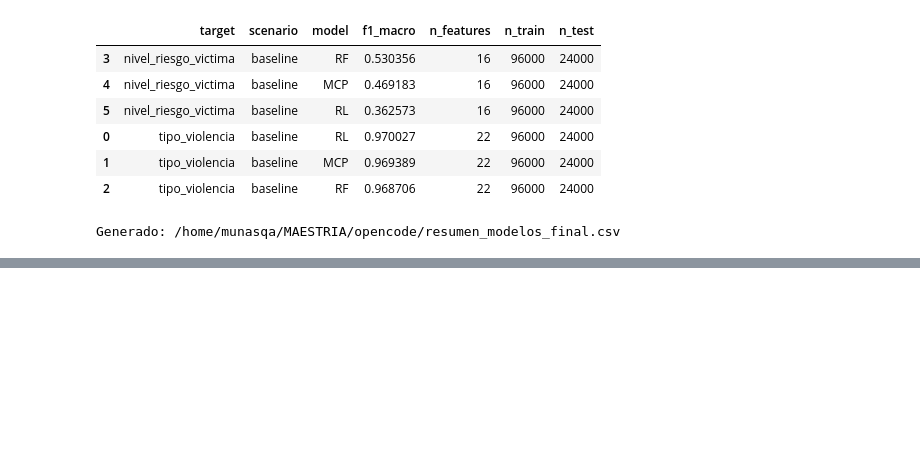
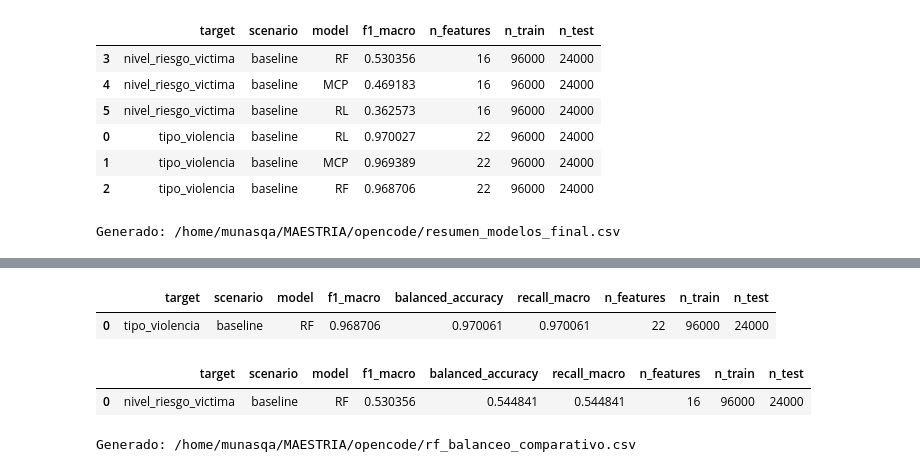
Before and after one commit to umalluq/violencia-eda, a Jupyter notebook: seleccion_caracteristicas_multimetodo_FULL.ipynb, the cells around one changed output, grey strips where cells are left out. Cells and saved outputs as stored; diff of their text form; code cells hidden in the pictures; blank space fills up the shorter version.

```diff
--- a/seleccion_caracteristicas_multimetodo_FULL.ipynb
+++ b/seleccion_caracteristicas_multimetodo_FULL.ipynb
@@ -1021,0 +1229,17 @@ Generado: /home/munasqa/MAESTRIA/opencode/resumen_modelos_final.csv
+# %%
+# Ejecutar por target con subset hibrido final
+rf_balance_tipo = eval_rf_balance_only("tipo_violencia", final_features["tipo_violencia"], random_state=42, sample_train=120000)
+rf_balance_riesgo = eval_rf_balance_only("nivel_riesgo_victima", final_features["nivel_riesgo_victima"], random_state=42, sample_train=120000)
+
+display(rf_balance_tipo)
+display(rf_balance_riesgo)
+
+rf_balance_resumen = pd.concat([rf_balance_tipo, rf_balance_riesgo], ignore_index=True)
+rf_balance_resumen.to_csv(f"{OUT}/rf_balanceo_comparativo.csv", index=False)
+print("Generado:", f"{OUT}/rf_balanceo_comparativo.csv")
+# %% [output]
+|  | target | scenario | model | f1_macro | balanced_accuracy | recall_macro | n_features | n_train | n_test |
+| 0 | tipo_violencia | baseline | RF | 0.968706 | 0.970061 | 0.970061 | 22 | 96000 | 24000 |
+|  | target | scenario | model | f1_macro | balanced_accuracy | recall_macro | n_features | n_train | n_test |
+| 0 | nivel_riesgo_victima | baseline | RF | 0.530356 | 0.544841 | 0.544841 | 16 | 96000 | 24000 |
+Generado: /home/munasqa/MAESTRIA/opencode/rf_balanceo_comparativo.csv
```
Also changed, not shown: parts of 13 cells of this notebook, 15 other files.
